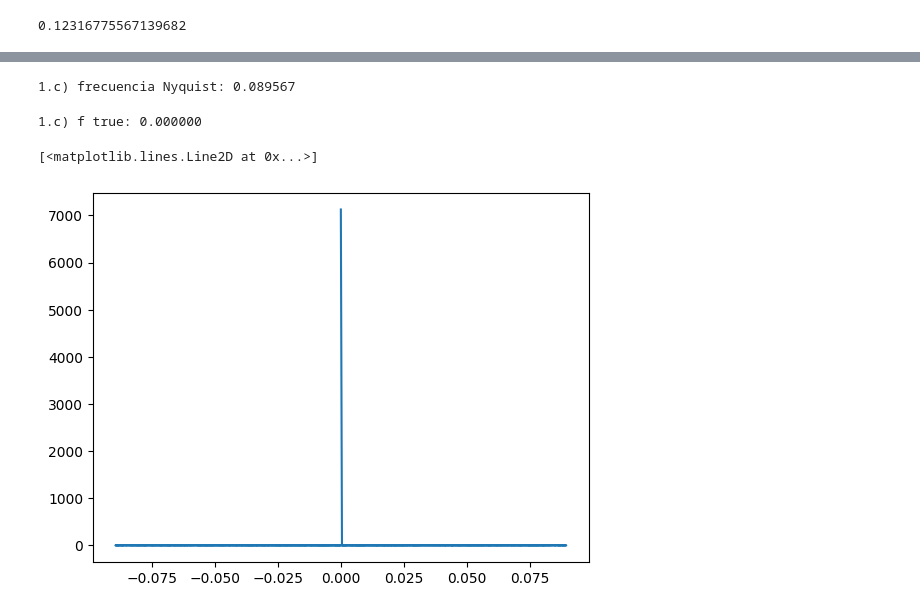
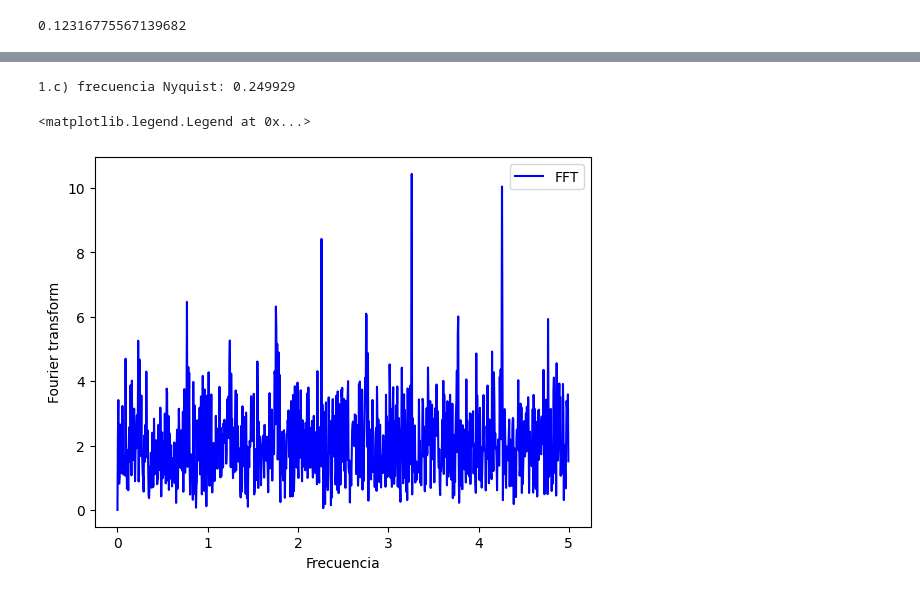
Before and after one commit to JessiDaniL/metodos2_grupo1, a Jupyter notebook: Talleres/Taller_2/Punto1.ipynb, the cells around one changed output, grey strips where cells are left out. Drawn from its saved outputs; the diff is of its cells as text; code cells hidden in the pictures.

```diff
--- a/Talleres/Taller_2/Punto1.ipynb
+++ b/Talleres/Taller_2/Punto1.ipynb
@@ -119,28 +132,15 @@ plt.savefig("1.b.pdf")
 #Punto 1.c
 datos = np.loadtxt("Datos/Datos_punto1.csv", delimiter=";")
 
-t = datos[:, 0]
-y = datos[:, 1]
-sigma_y= datos[:, 2]
+t = np.array(datos[:, 0])
+y = np.array(datos[:, 1])
+sigma_y= np.array(datos[:, 2] )
+
 
 #Calculamos la frecuencia de Nyquist
-dt = np.mean(np.diff(t))
-f_nyquist = 1 / (2 * dt)
+delta_t=np.diff(t)
+val_d_t=mode(delta_t)
+f_nyquist = 1 / (2 * val_d_t)
 print(f"1.c) frecuencia Nyquist: {f_nyquist:.6f}")
 # %% [output]
-1.c) frecuencia Nyquist: 0.089567
+1.c) frecuencia Nyquist: 0.249929
-# %%
-fft_vals = np.fft.fft(y)
-freqs = np.fft.fftfreq(len(t), dt)
-fft_abs = np.abs(fft_vals)
-
-# Encontrar la frecuencia dominante
-f_true = freqs[np.argmax(fft_abs)]
-print(f"1.c) f true: {f_true:.6f}")
-# %% [output]
-1.c) f true: 0.000000
-# %%
-plt.plot(freqs,fft_abs)
-# %% [output]
-[<matplotlib.lines.Line2D at 0x...>]
-[figure, removed]
@@ -146,0 +152,10 @@ plt.plot(freqs,fft_abs)
+# %%
+f=np.arange(0,5,0.005)
+FFT_data= np.abs(Fourier(t,y_filt,f))
+plt.plot(f,FFT_data,label="FFT",color="b")
+plt.xlabel("Frecuencia")
+plt.ylabel("Fourier transform")
+plt.legend()
+# %% [output]
+<matplotlib.legend.Legend at 0x...>
+[figure, added]
```
Also changed, not shown: parts of 13 cells of this notebook, 3 other files.
